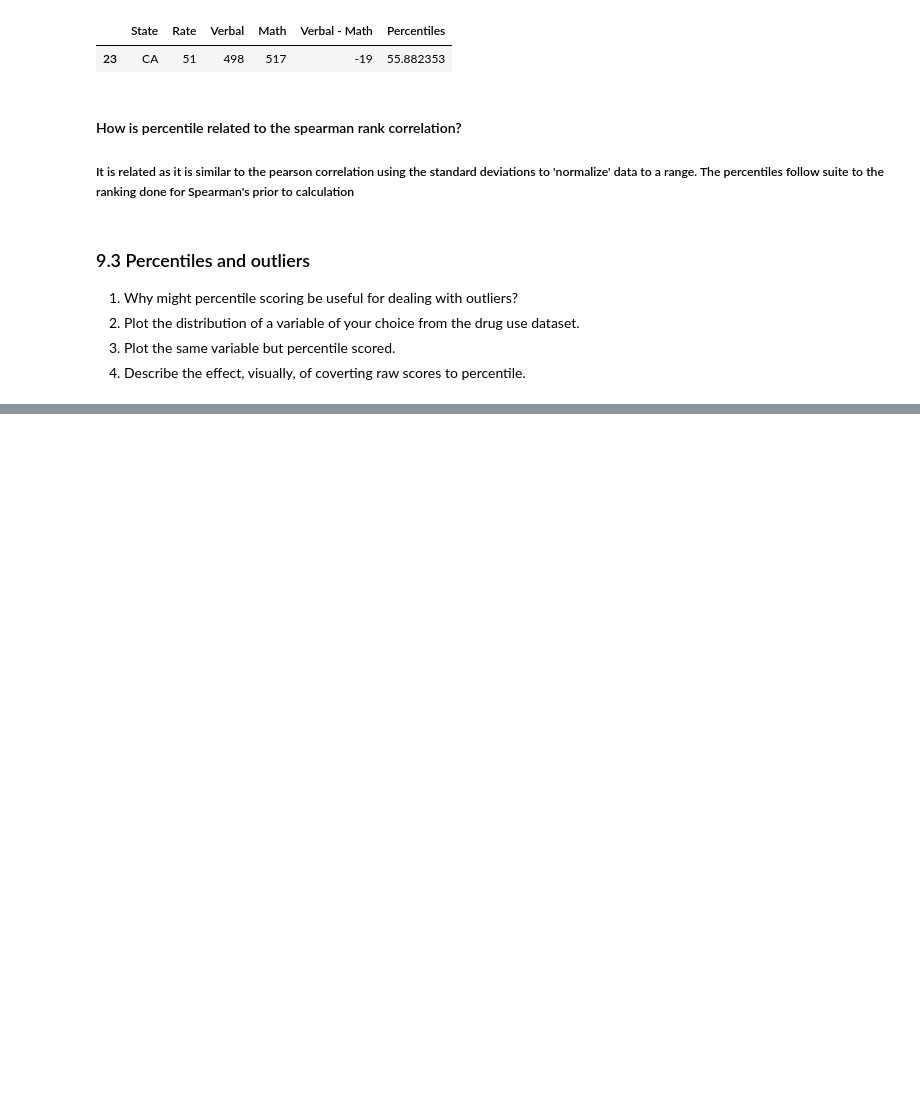
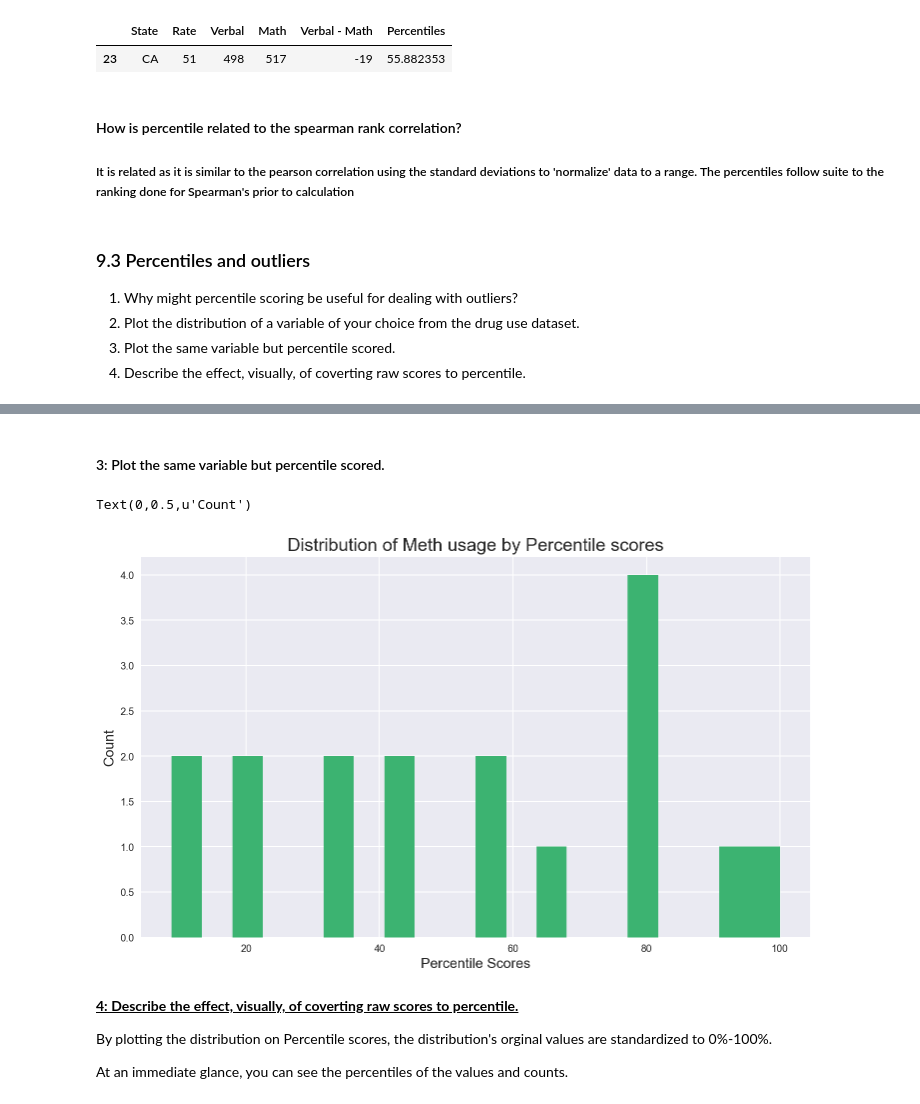
Before and after one commit to ivansim1989/Projects, a Jupyter notebook: DSI4_Project_2/project-02-v2-starter-code.ipynb, the cells around one changed output, grey strips where cells are left out. Saved outputs shown, nothing was run; the diff lists cells and outputs as text; code cells hidden in the pictures; blank space fills up the shorter version.

```diff
--- a/DSI4_Project_2/project-02-v2-starter-code.ipynb
+++ b/DSI4_Project_2/project-02-v2-starter-code.ipynb
@@ -1213,0 +1338,17 @@ df[df['State'] == 'CA']
+# %% [markdown]
+#### 3: Plot the same variable but percentile scored.
+# %%
+f = lambda x: stats.percentileofscore(df_drugs_use['methuse'], x)
+
+plt.figure(figsize=(12,7))
+ax = sns.distplot(df_drugs_use['methuse'].apply(f), bins=20, kde=False, hist_kws={"histtype": "bar", "linewidth": 3, "alpha": 1, "color": "mediumseagreen"})
+ax.set_title('Distribution of Meth usage by Percentile scores', fontsize=18)
+ax.set_xlabel('Percentile Scores', fontsize=14)
+ax.set_ylabel('Count',fontsize=14)
+# %% [output]
+Text(0,0.5,u'Count')
+[figure, added]
+# %% [markdown]
+<b><u>4: Describe the effect, visually, of coverting raw scores to percentile.</u></b>
+<p>By plotting the distribution on Percentile scores, the distribution's orginal values are standardized to 0%-100%.</p>
+<p>At an immediate glance, you can see the percentiles of the values and counts.</p>
```
Also changed, not shown: parts of 16 cells of this notebook.
